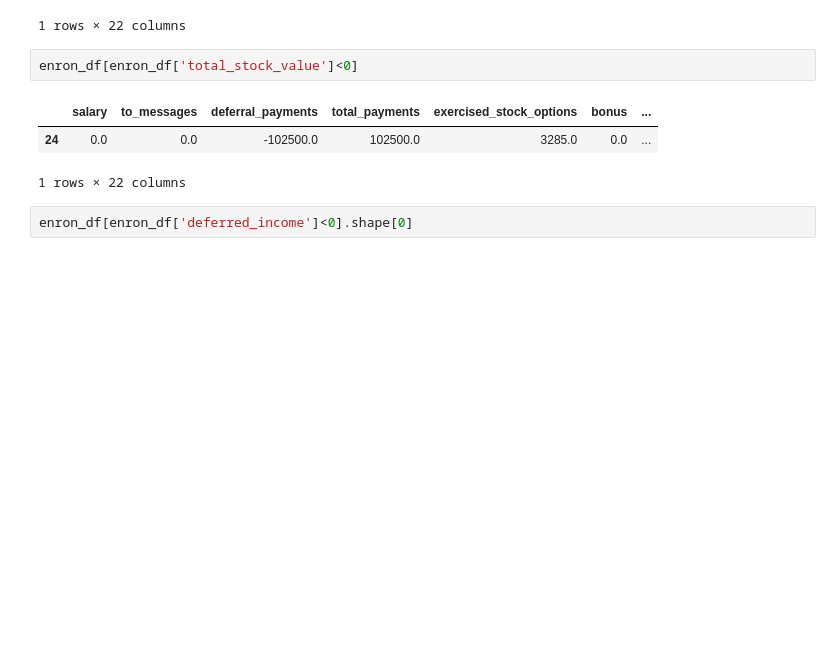
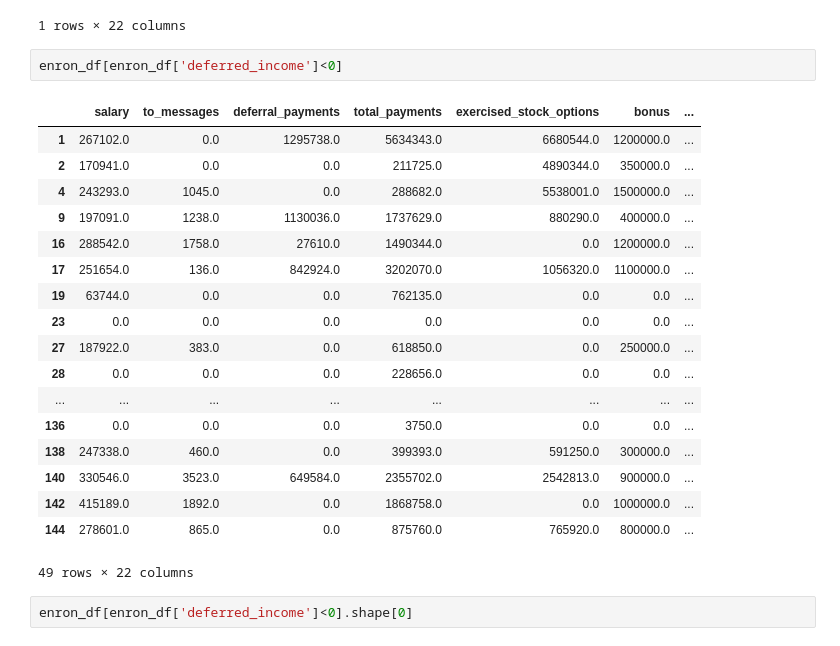
Before and after one commit to ekaraseva/Enron-fraud, a Jupyter notebook: poi_id.ipynb, the cells around one changed output. Saved outputs shown, nothing was run; the diff lists cells and outputs as text; blank space fills up the shorter version.

```diff
--- a/poi_id.ipynb
+++ b/poi_id.ipynb
@@ -200,11 +209,26 @@ enron_df[enron_df['total_stock_value']<0]
 | 24 | 0.0 | 0.0 | -102500.0 | 102500.0 | 3285.0 | 0.0 | ... |
 1 rows × 22 columns
 # %%
-enron_df[enron_df['total_stock_value']<0]
+enron_df[enron_df['deferred_income']<0]
 # %% [output]
 |  | salary | to_messages | deferral_payments | total_payments | exercised_stock_options | bonus | ... |
-| 24 | 0.0 | 0.0 | -102500.0 | 102500.0 | 3285.0 | 0.0 | ... |
+| 1 | 267102.0 | 0.0 | 1295738.0 | 5634343.0 | 6680544.0 | 1200000.0 | ... |
+| 2 | 170941.0 | 0.0 | 0.0 | 211725.0 | 4890344.0 | 350000.0 | ... |
+| 4 | 243293.0 | 1045.0 | 0.0 | 288682.0 | 5538001.0 | 1500000.0 | ... |
+| 9 | 197091.0 | 1238.0 | 1130036.0 | 1737629.0 | 880290.0 | 400000.0 | ... |
+| 16 | 288542.0 | 1758.0 | 27610.0 | 1490344.0 | 0.0 | 1200000.0 | ... |
+| 17 | 251654.0 | 136.0 | 842924.0 | 3202070.0 | 1056320.0 | 1100000.0 | ... |
+| 19 | 63744.0 | 0.0 | 0.0 | 762135.0 | 0.0 | 0.0 | ... |
+| 23 | 0.0 | 0.0 | 0.0 | 0.0 | 0.0 | 0.0 | ... |
+| 27 | 187922.0 | 383.0 | 0.0 | 618850.0 | 0.0 | 250000.0 | ... |
+| 28 | 0.0 | 0.0 | 0.0 | 228656.0 | 0.0 | 0.0 | ... |
+| ... | ... | ... | ... | ... | ... | ... | ... |
+| 136 | 0.0 | 0.0 | 0.0 | 3750.0 | 0.0 | 0.0 | ... |
+| 138 | 247338.0 | 460.0 | 0.0 | 399393.0 | 591250.0 | 300000.0 | ... |
+| 140 | 330546.0 | 3523.0 | 649584.0 | 2355702.0 | 2542813.0 | 900000.0 | ... |
+| 142 | 415189.0 | 1892.0 | 0.0 | 1868758.0 | 0.0 | 1000000.0 | ... |
+| 144 | 278601.0 | 865.0 | 0.0 | 875760.0 | 765920.0 | 800000.0 | ... |
-1 rows × 22 columns
+49 rows × 22 columns
 # %%
 enron_df[enron_df['deferred_income']<0].shape[0]
 # %% [output]
```
Also changed, not shown: parts of 79 cells of this notebook.
